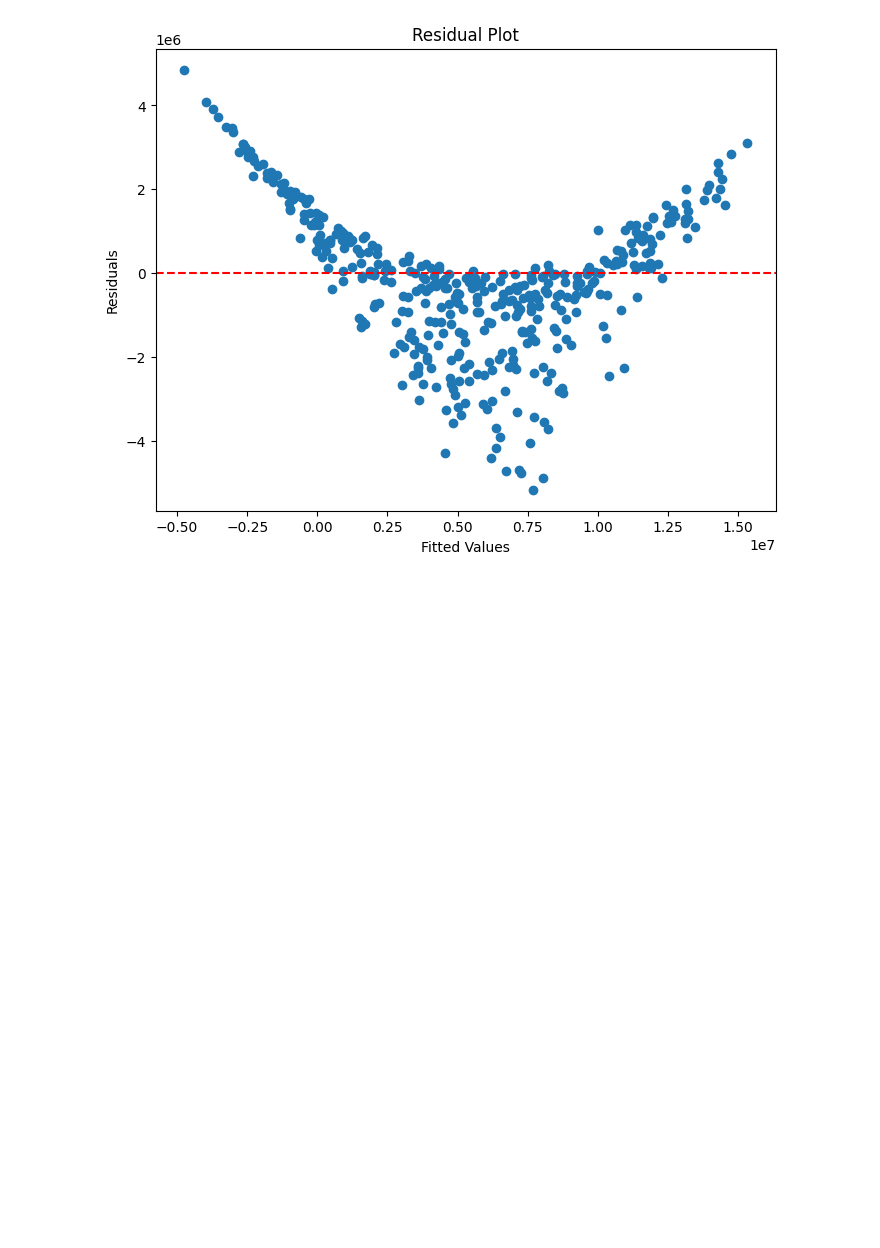
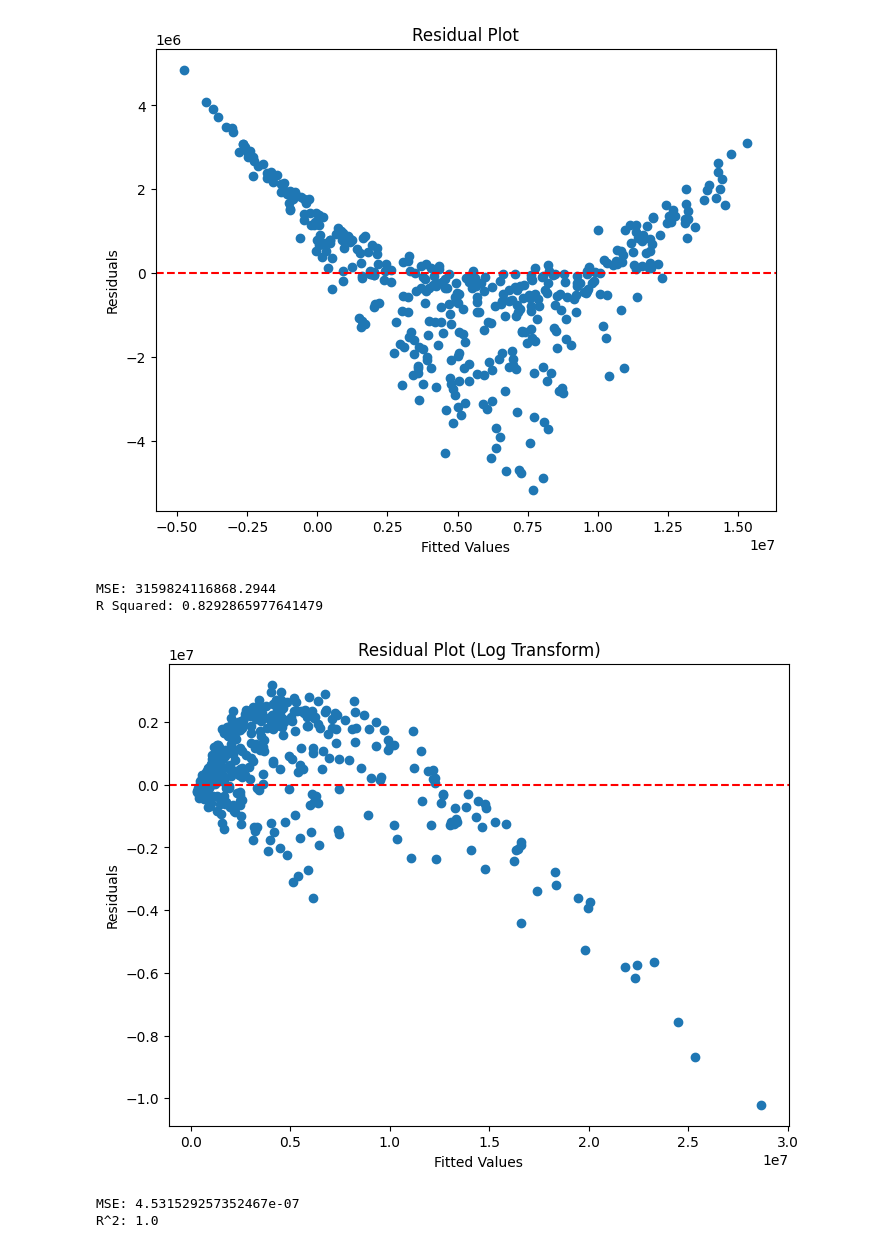
Before and after one commit to TanyaCST/CSC293_Final_project, a Jupyter notebook: sugar1.ipynb, the cells around one changed output. Saved outputs shown, nothing was run; the diff lists cells and outputs as text; code cells hidden in the pictures; blank space fills up the shorter version.

Commit message:
Add transformation

```diff
--- a/sugar1.ipynb
+++ b/sugar1.ipynb
@@ -507,3 +513,67 @@ plt.title('Residual Plot')
 plt. show()
 # %% [output]
 [figure]
+# %%
+# Fixing the linear regression through transformation
+# Log Transform
+
+# Log the response variable
+y_train_log = np.log(y_train)
+y_test_log = np.log(y_test)
+
+# Fit the model
+least_squares = skl.LinearRegression()
+least_squares.fit(x_train, y_train_log)
+
+# Predict
+lr_pred_log = least_squares.predict(x_test)
+
+# Turn it back
+lr_pred_exp = np.exp(lr_pred_log)
+
+mse_log = mean_squared_error(y_test, lr_pred_exp)
+r2_log = r2_score(y_test, lr_pred_exp)
+
+print("MSE:", mse_log)
+print("R Squared:", r2_log)
+# %% [output]
+MSE: 3159824116868.2944
+R Squared: 0.8292865977641479
+# %%
+# Create a Residual Plot
+residuals_log = y_test - lr_pred_exp
+plt.figure(figsize=(8, 6))
+plt.scatter(lr_pred_exp, residuals_log)
+plt.axhline(y=0, color='red', linestyle='--')
+plt.xlabel('Fitted Values')
+plt.ylabel('Residuals')
+plt.title('Residual Plot (Log Transform)')
+plt.show()
+# %% [output]
+[figure, added]
+# %%
+from sklearn.preprocessing import PolynomialFeatures
+
+# Polynomial transform
+# Apply polynomial features
+poly = PolynomialFeatures(degree=2, include_bias=False)
+
+x_train_poly = poly.fit_transform(x_train)
+x_test_poly = poly.transform(x_test)
+
+# Fit
+least_squares = skl.LinearRegression()
+least_squares.fit(x_train_poly, y_train)
+
+
+lr_pred_poly = least_squares.predict(x_test_poly)
+
+
+mse_poly = mean_squared_error(y_test, lr_pred_poly)
+r2_poly = r2_score(y_test, lr_pred_poly)
+
+print("MSE:", mse_poly)
+print("R^2:", r2_poly)
+# %% [output]
+MSE: 4.531529257352467e-07
+R^2: 1.0
```
Also changed, not shown: parts of 10 cells of this notebook.
